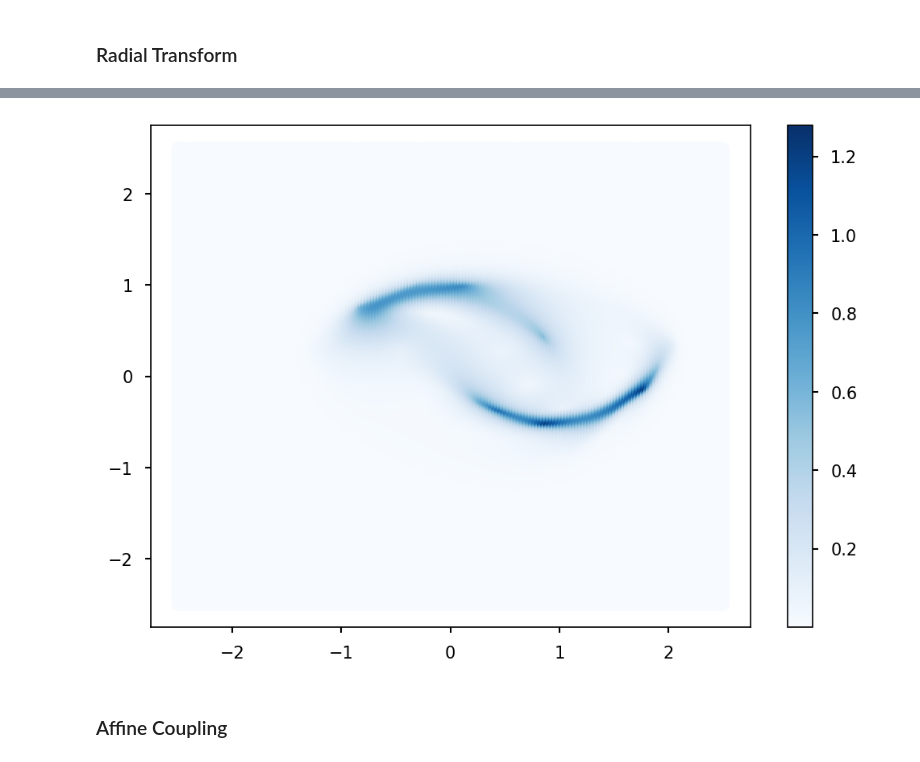
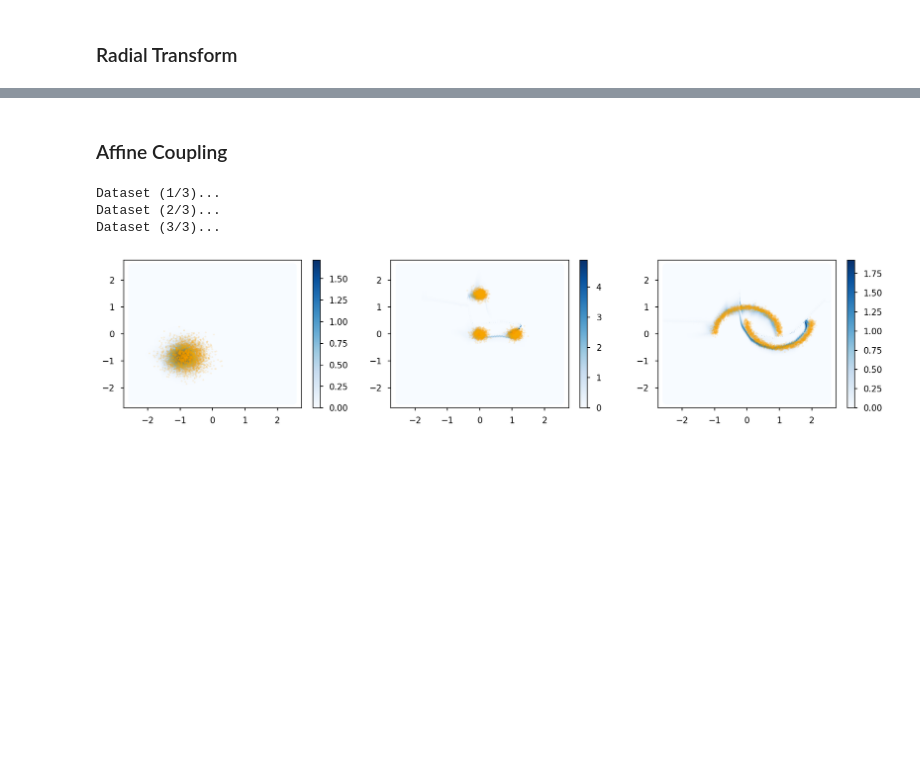
Before and after one commit to borchero/pyblaze, a Jupyter notebook: examples/normalizing-flows.ipynb, the cells around one changed output, grey strips where cells are left out. Saved outputs shown, nothing was run; the diff lists cells and outputs as text; code cells hidden in the pictures; blank space fills up the shorter version.

```diff
--- a/examples/normalizing-flows.ipynb
+++ b/examples/normalizing-flows.ipynb
@@ -173,12 +131,3 @@ plt.show()
-# %%
-loss = xnn.TransformedNormalLoss(reduction='none')
-plt.figure()
-P.density_plot2d(lambda x: (-loss(*radial_engine.model(x))).exp(), (-2.5, 2.5), (-2.5, 2.5), cmap='Blues')
-plt.colorbar()
-# plt.scatter(*data_moons.T, s=3, color='orange', alpha=0.1)
-plt.show()
-# %% [output]
-[figure, removed]
 # %% [markdown]
 ### Affine Coupling
 # %%
@@ -206,10 +155,16 @@ class NN(nn.Module):
         return self.mean(x), self.logvar(x)
 # %%
 affine_coupling_model = xnn.NormalizingFlow([
-    xnn.AffineCouplingTransform(2, 1, NN(1, 1), reverse=False),
-    xnn.AffineCouplingTransform(2, 1, NN(1, 1), reverse=True),
-    xnn.AffineCouplingTransform(2, 1, NN(1, 1), reverse=False),
-    xnn.AffineCouplingTransform(2, 1, NN(1, 1), reverse=True),
+    xnn.AffineCouplingTransform1d(2, 1, NN(1, 1), reverse=False),
+    xnn.AffineCouplingTransform1d(2, 1, NN(1, 1), reverse=True),
+    xnn.AffineCouplingTransform1d(2, 1, NN(1, 1), reverse=False),
+    xnn.AffineCouplingTransform1d(2, 1, NN(1, 1), reverse=True),
 ])
 # %%
 affine_coupling_engine = xnn.MLEEngine(affine_coupling_model, expects_data_target=False)
+train_and_plot_for_all(affine_coupling_engine)
+# %% [output]
+Dataset (1/3)...
+Dataset (2/3)...
+Dataset (3/3)...
+[figure, added]
```
Also changed, not shown: parts of 26 cells of this notebook, 5 other files.
